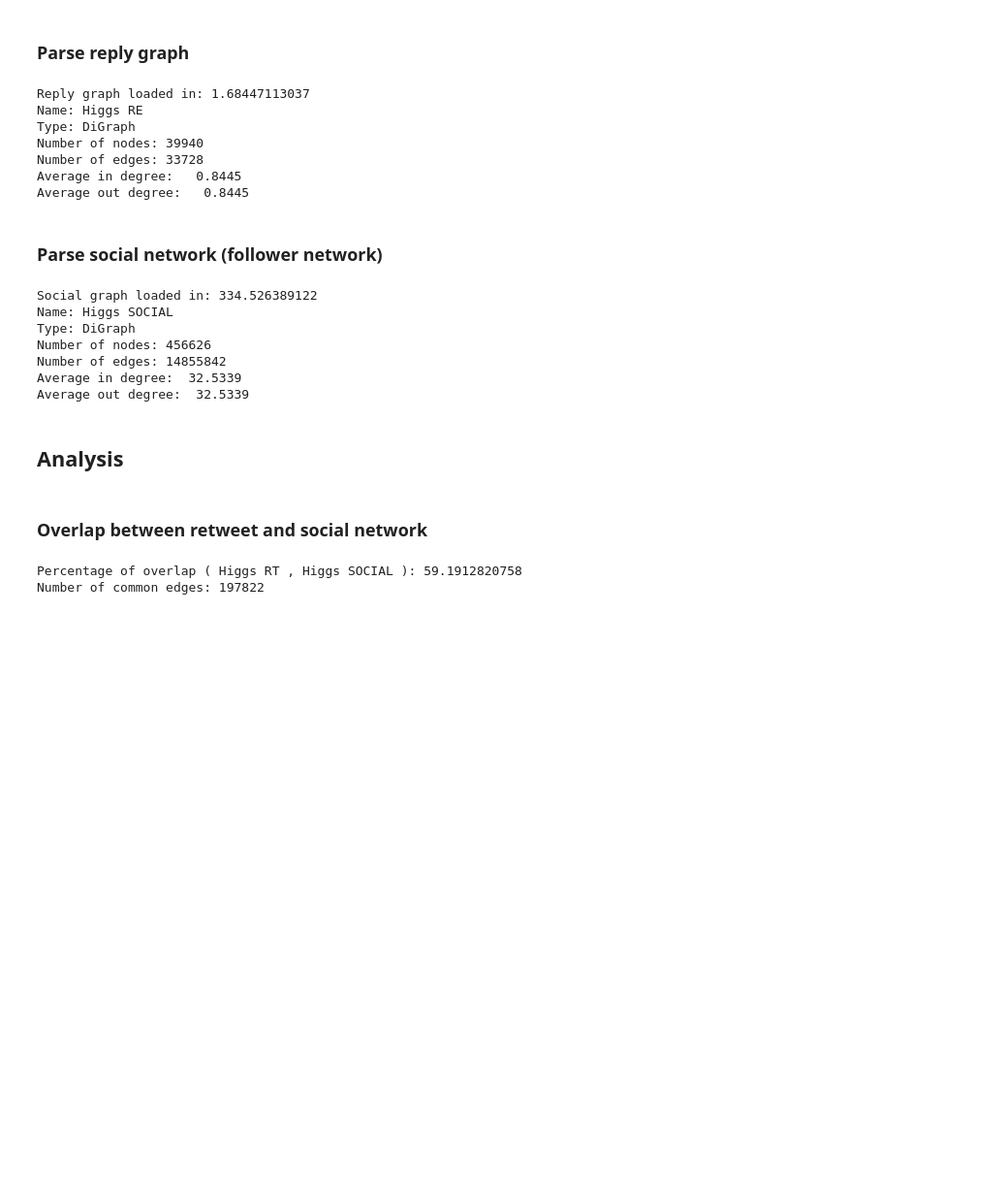
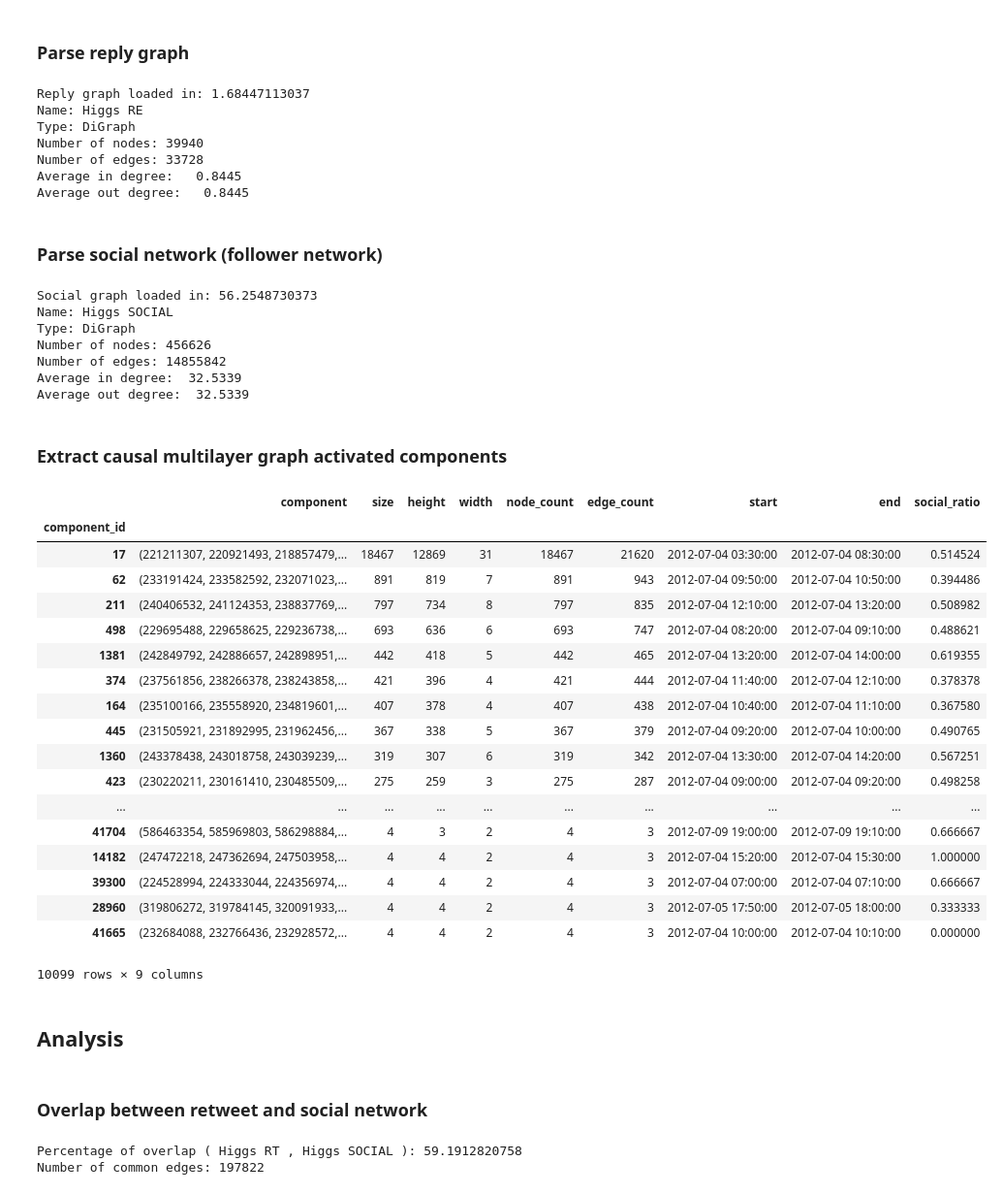
Before and after one commit to GNNX/higgs, a Jupyter notebook: Higgs preprocessing.ipynb, the cells around one changed output. Shown: that part at 97% size. Cells and saved outputs as stored; diff of their text form; code cells hidden in the pictures; blank space fills up the shorter version.

Commit message:
Extracted activated components

```diff
--- a/Higgs preprocessing.ipynb
+++ b/Higgs preprocessing.ipynb
@@ -14,6 +14,7 @@ import networkx as nx
 import matplotlib as mpl
 import matplotlib.pyplot as plt
 import datetime as dt
+import itertools
 
 
 # Customize plot colors for dark backgrounds
@@ -26,7 +27,7 @@ mpl.rcParams['ytick.color'] = '#66CCCC'
 mpl.rcParams['axes.labelcolor'] = '#0EBFE9'
 
 import IPython.utils.path
-DATA_DIR = os.path.join(IPython.utils.path.get_home_dir(), 'local/higgs/')
+DATA_DIR = os.path.join(IPython.utils.path.get_home_dir(), 'data/higgs/')
 print 'Data directory:', DATA_DIR
 dataset_name = 'higgs'
 
@@ -60,6 +63,7 @@ ACTIVITY = pd.read_csv(os.path.join(DATA_DIR, 'HiggsDiscovery_multiplex_time.txt
 
 ACTIVITY['action'] = ACTIVITY['action'].astype(str)
 ACTIVITY.index = pd.to_datetime(ACTIVITY.index.values * 1e9)
+ACTIVITY.index.name = 'timestamp'
 # G = create_graph_from_activity(ACTIVITY, 'RT')
 # print nx.info(G)
 # %%
@@ -136,19 +140,21 @@ Average out degree:   0.8445
 ### Parse social network (follower network)
 # %%
 start = time.time()
-SOCIAL = nx.read_edgelist(os.path.join(DATA_DIR, 'HiggsDiscovery_social.edges.gz'),
-                          create_using=nx.DiGraph(), nodetype=int, )
-SOCIAL.name = 'Higgs SOCIAL'
-nx.write_gpickle(SOCIAL, os.path.join(DATA_DIR, 'social.gpickle'))
+# SOCIAL = nx.read_edgelist(os.path.join(DATA_DIR, 'HiggsDiscovery_social.edges.gz'),
+#                           create_using=nx.DiGraph(), nodetype=int, )
+# SOCIAL.name = 'Higgs SOCIAL'
+# nx.write_gpickle(SOCIAL, os.path.join(DATA_DIR, 'social.gpickle'))
 
-# SOCIAL = nx.read_gpickle(os.path.join(DATA_DIR, 'social.gpickle'))
+SOCIAL = nx.read_gpickle(os.path.join(DATA_DIR, 'social.gpickle'))
 print 'Social graph loaded in:', time.time() - start
 print nx.info(SOCIAL)
 # %% [output]
-Social graph loaded in: 334.526389122
+Social graph loaded in: 56.2548730373
 Name: Higgs SOCIAL
 Type: DiGraph
 Number of nodes: 456626
 Number of edges: 14855842
 Average in degree:  32.5339
 Average out degree:  32.5339
+# %% [markdown]
+### Extract causal multilayer graph activated components
@@ -155,3 +278,28 @@ Average out degree:  32.5339
+# %%
+COMPS = create_activated_components(ACTIVITY, 10, 'min', 'MT', SOCIAL)
+# %%
+COMPS = enrich_components(COMPS, True)
+COMPS[COMPS['size'] > 3]
+# %% [output]
+|  | component | size | height | width | node_count | edge_count | start | end | social_ratio |
+| component_id |  |  |  |  |  |  |  |  |  |
+| 17 | (221211307, 220921493, 218857479,... | 18467 | 12869 | 31 | 18467 | 21620 | 2012-07-04 03:30:00 | 2012-07-04 08:30:00 | 0.514524 |
+| 62 | (233191424, 233582592, 232071023,... | 891 | 819 | 7 | 891 | 943 | 2012-07-04 09:50:00 | 2012-07-04 10:50:00 | 0.394486 |
+| 211 | (240406532, 241124353, 238837769,... | 797 | 734 | 8 | 797 | 835 | 2012-07-04 12:10:00 | 2012-07-04 13:20:00 | 0.508982 |
+| 498 | (229695488, 229658625, 229236738,... | 693 | 636 | 6 | 693 | 747 | 2012-07-04 08:20:00 | 2012-07-04 09:10:00 | 0.488621 |
+| 1381 | (242849792, 242886657, 242898951,... | 442 | 418 | 5 | 442 | 465 | 2012-07-04 13:20:00 | 2012-07-04 14:00:00 | 0.619355 |
+| 374 | (237561856, 238266378, 238243858,... | 421 | 396 | 4 | 421 | 444 | 2012-07-04 11:40:00 | 2012-07-04 12:10:00 | 0.378378 |
+| 164 | (235100166, 235558920, 234819601,... | 407 | 378 | 4 | 407 | 438 | 2012-07-04 10:40:00 | 2012-07-04 11:10:00 | 0.367580 |
+| 445 | (231505921, 231892995, 231962456,... | 367 | 338 | 5 | 367 | 379 | 2012-07-04 09:20:00 | 2012-07-04 10:00:00 | 0.490765 |
+| 1360 | (243378438, 243018758, 243039239,... | 319 | 307 | 6 | 319 | 342 | 2012-07-04 13:30:00 | 2012-07-04 14:20:00 | 0.567251 |
+| 423 | (230220211, 230161410, 230485509,... | 275 | 259 | 3 | 275 | 287 | 2012-07-04 09:00:00 | 2012-07-04 09:20:00 | 0.498258 |
+| ... | ... | ... | ... | ... | ... | ... | ... | ... | ... |
+| 41704 | (586463354, 585969803, 586298884,... | 4 | 3 | 2 | 4 | 3 | 2012-07-09 19:00:00 | 2012-07-09 19:10:00 | 0.666667 |
+| 14182 | (247472218, 247362694, 247503958,... | 4 | 4 | 2 | 4 | 3 | 2012-07-04 15:20:00 | 2012-07-04 15:30:00 | 1.000000 |
+| 39300 | (224528994, 224333044, 224356974,... | 4 | 4 | 2 | 4 | 3 | 2012-07-04 07:00:00 | 2012-07-04 07:10:00 | 0.666667 |
+| 28960 | (319806272, 319784145, 320091933,... | 4 | 4 | 2 | 4 | 3 | 2012-07-05 17:50:00 | 2012-07-05 18:00:00 | 0.333333 |
+| 41665 | (232684088, 232766436, 232928572,... | 4 | 4 | 2 | 4 | 3 | 2012-07-04 10:00:00 | 2012-07-04 10:10:00 | 0.000000 |
+10099 rows × 9 columns
 # %% [markdown]
 ## Analysis
 # %% [markdown]
```
Also changed, not shown: parts of 2 cells of this notebook, 1 other file.
